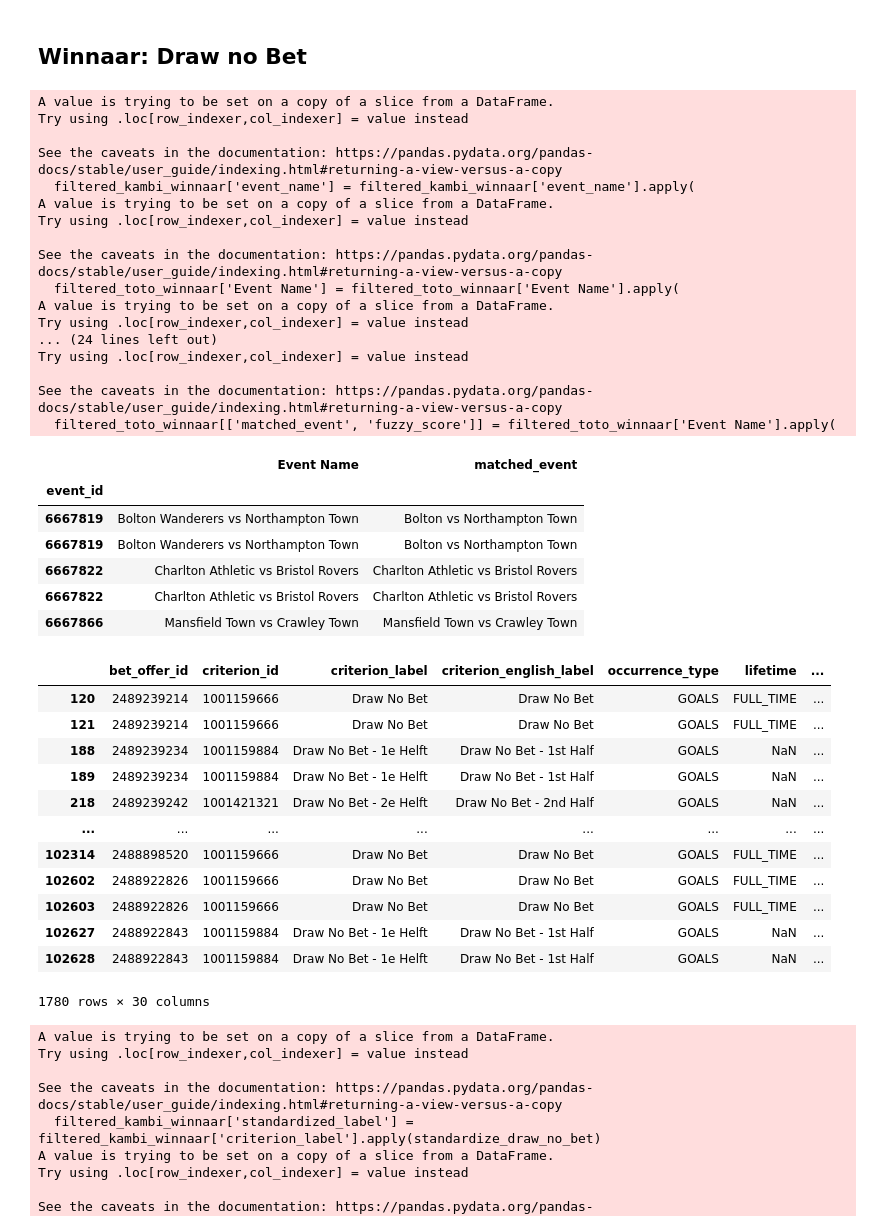
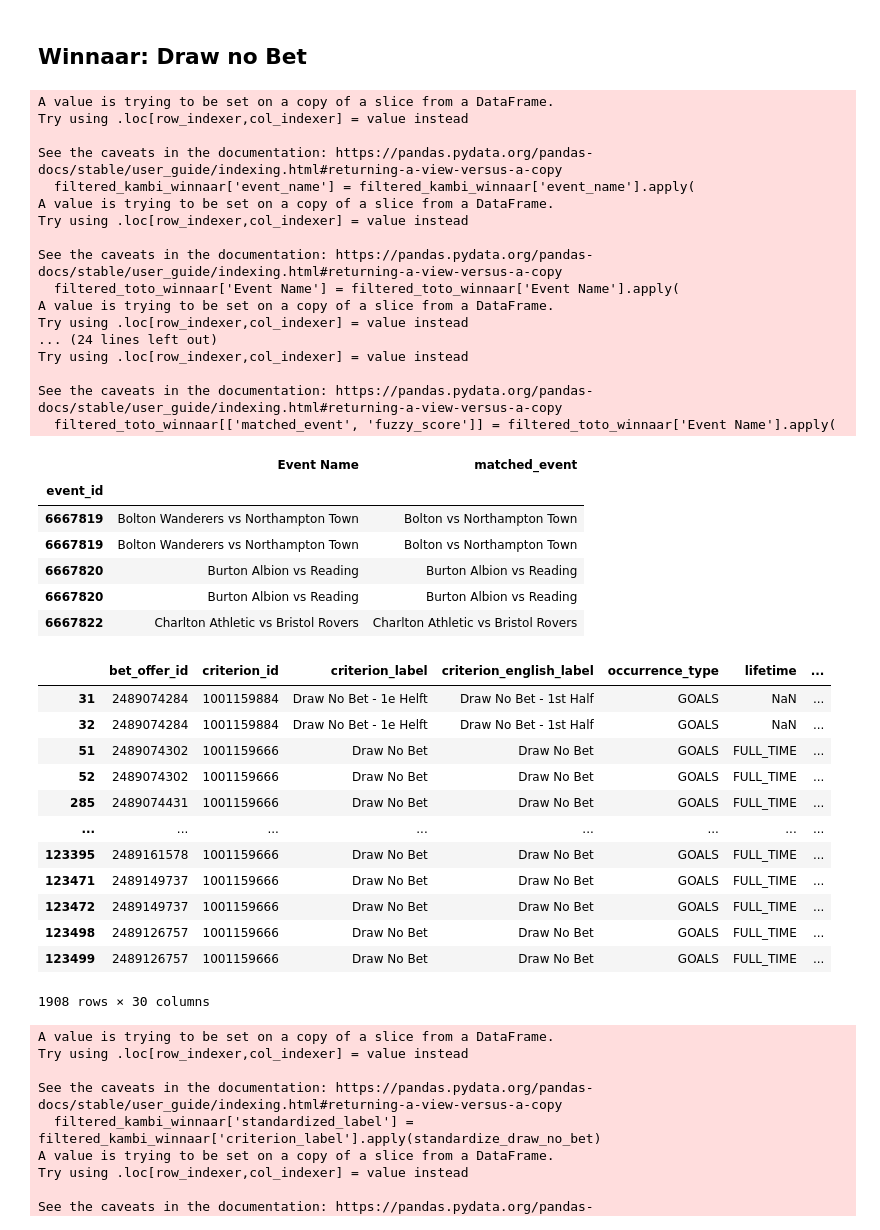
Before and after one commit to carpedimi/ArbitrageBets_sms, a Jupyter notebook: ArbSignal_Football_dev.ipynb, the cells around one changed output. Drawn from its saved outputs; the diff is of its cells as text; code cells hidden in the pictures.

```diff
--- a/ArbSignal_Football_dev.ipynb
+++ b/ArbSignal_Football_dev.ipynb
@@ -31,6 +26,6 @@ set(kambi_raw_football['group_name'])
 # %%
-toto_raw = pd.read_csv('Data/scrapers/Toto/totoAllSport2025-01-28 09:56:41.339966.csv', index_col=0).drop_duplicates()
-kambi_raw = pd.read_csv('Data/scrapers/unibet/unibetAllSport2025-01-28 09:38:54.960841.csv', index_col=0).drop_duplicates()
+toto_raw = pd.read_csv(f"{latest_file_toto}", index_col=0).drop_duplicates()
+kambi_raw = pd.read_csv(f"{latest_file_unibet}", index_col=0).drop_duplicates()
 # Apply the condition and update outcome_label
 toto_raw_football = toto_raw[toto_raw['sport'] == 'Voetbal']
 kambi_raw_football = kambi_raw[kambi_raw['sport'] == 'FOOTBALL']
@@ -248,8 +243,8 @@ def find_best_match(event_name):
     # Extract Team1 and Team2 from the event_name
     parts = event_name.split(' vs ')
     if len(parts) == 2:
-        team1 = parts[0].strip().replace('Athletic', '')
-        team2 = parts[1].strip().replace('Athletic', '')
+        team1 = parts[0].strip().replace('Athletic', '').replace('Atletico', '')
+        team2 = parts[1].strip().replace('Athletic', '').replace('Atletico', '')
 
         # Perform fuzzy matching for Team1 and Team2 with all kambi events
         def match_teams(team, kambi_team):
@@ -282,52 +277,52 @@ filtered_toto_winnaar[['matched_event', 'fuzzy_score']] = filtered_toto_winnaar[
     lambda x: pd.Series(find_best_match(x))
 )
 
 # # Apply matching function to filtered_toto_winnaar
 # filtered_toto_winnaar['matched_event'] = filtered_toto_winnaar['Event Name'].apply(find_best_match)
 
 # Check the results
 filtered_toto_winnaar[['Event Name', 'matched_event']].head()
 # %% [output]
 A value is trying to be set on a copy of a slice from a DataFrame.
 Try using .loc[row_indexer,col_indexer] = value instead
 
 See the caveats in the documentation: https://pandas.pydata.org/pandas-docs/stable/user_guide/indexing.html#returning-a-view-versus-a-copy
   filtered_kambi_winnaar['event_name'] = filtered_kambi_winnaar['event_name'].apply(
 A value is trying to be set on a copy of a slice from a DataFrame.
 Try using .loc[row_indexer,col_indexer] = value instead
 
 See the caveats in the documentation: https://pandas.pydata.org/pandas-docs/stable/user_guide/indexing.html#returning-a-view-versus-a-copy
   filtered_toto_winnaar['Event Name'] = filtered_toto_winnaar['Event Name'].apply(
 A value is trying to be set on a copy of a slice from a DataFrame.
 Try using .loc[row_indexer,col_indexer] = value instead
 ... (24 lines left out)
 Try using .loc[row_indexer,col_indexer] = value instead
 
 See the caveats in the documentation: https://pandas.pydata.org/pandas-docs/stable/user_guide/indexing.html#returning-a-view-versus-a-copy
   filtered_toto_winnaar[['matched_event', 'fuzzy_score']] = filtered_toto_winnaar['Event Name'].apply(
 |  | Event Name | matched_event |
 | event_id |  |  |
 | 6667819 | Bolton Wanderers vs Northampton Town | Bolton vs Northampton Town |
 | 6667819 | Bolton Wanderers vs Northampton Town | Bolton vs Northampton Town |
+| 6667820 | Burton Albion vs Reading | Burton Albion vs Reading |
+| 6667820 | Burton Albion vs Reading | Burton Albion vs Reading |
 | 6667822 | Charlton Athletic vs Bristol Rovers | Charlton Athletic vs Bristol Rovers |
-| 6667822 | Charlton Athletic vs Bristol Rovers | Charlton Athletic vs Bristol Rovers |
-| 6667866 | Mansfield Town vs Crawley Town | Mansfield Town vs Crawley Town |
 # %%
 filtered_kambi_winnaar
 # %% [output]
 |  | bet_offer_id | criterion_id | criterion_label | criterion_english_label | occurrence_type | lifetime | ... |
-| 120 | 2489239214 | 1001159666 | Draw No Bet | Draw No Bet | GOALS | FULL_TIME | ... |
-| 121 | 2489239214 | 1001159666 | Draw No Bet | Draw No Bet | GOALS | FULL_TIME | ... |
-| 188 | 2489239234 | 1001159884 | Draw No Bet - 1e Helft | Draw No Bet - 1st Half | GOALS | NaN | ... |
-| 189 | 2489239234 | 1001159884 | Draw No Bet - 1e Helft | Draw No Bet - 1st Half | GOALS | NaN | ... |
-| 218 | 2489239242 | 1001421321 | Draw No Bet - 2e Helft | Draw No Bet - 2nd Half | GOALS | NaN | ... |
+| 31 | 2489074284 | 1001159884 | Draw No Bet - 1e Helft | Draw No Bet - 1st Half | GOALS | NaN | ... |
+| 32 | 2489074284 | 1001159884 | Draw No Bet - 1e Helft | Draw No Bet - 1st Half | GOALS | NaN | ... |
+| 51 | 2489074302 | 1001159666 | Draw No Bet | Draw No Bet | GOALS | FULL_TIME | ... |
+| 52 | 2489074302 | 1001159666 | Draw No Bet | Draw No Bet | GOALS | FULL_TIME | ... |
+| 285 | 2489074431 | 1001159666 | Draw No Bet | Draw No Bet | GOALS | FULL_TIME | ... |
 | ... | ... | ... | ... | ... | ... | ... | ... |
-| 102314 | 2488898520 | 1001159666 | Draw No Bet | Draw No Bet | GOALS | FULL_TIME | ... |
-| 102602 | 2488922826 | 1001159666 | Draw No Bet | Draw No Bet | GOALS | FULL_TIME | ... |
-| 102603 | 2488922826 | 1001159666 | Draw No Bet | Draw No Bet | GOALS | FULL_TIME | ... |
-| 102627 | 2488922843 | 1001159884 | Draw No Bet - 1e Helft | Draw No Bet - 1st Half | GOALS | NaN | ... |
-| 102628 | 2488922843 | 1001159884 | Draw No Bet - 1e Helft | Draw No Bet - 1st Half | GOALS | NaN | ... |
+| 123395 | 2489161578 | 1001159666 | Draw No Bet | Draw No Bet | GOALS | FULL_TIME | ... |
+| 123471 | 2489149737 | 1001159666 | Draw No Bet | Draw No Bet | GOALS | FULL_TIME | ... |
+| 123472 | 2489149737 | 1001159666 | Draw No Bet | Draw No Bet | GOALS | FULL_TIME | ... |
+| 123498 | 2489126757 | 1001159666 | Draw No Bet | Draw No Bet | GOALS | FULL_TIME | ... |
+| 123499 | 2489126757 | 1001159666 | Draw No Bet | Draw No Bet | GOALS | FULL_TIME | ... |
-1780 rows × 30 columns
+1908 rows × 30 columns
 # %%
 # Get unique records from 'Event Name' and 'matched_event'
 matched_events = filtered_toto_winnaar[['Event Name', 'matched_event', 'fuzzy_score']].drop_duplicates()
```
Also changed, not shown: parts of 11 cells of this notebook, 14 other files.
